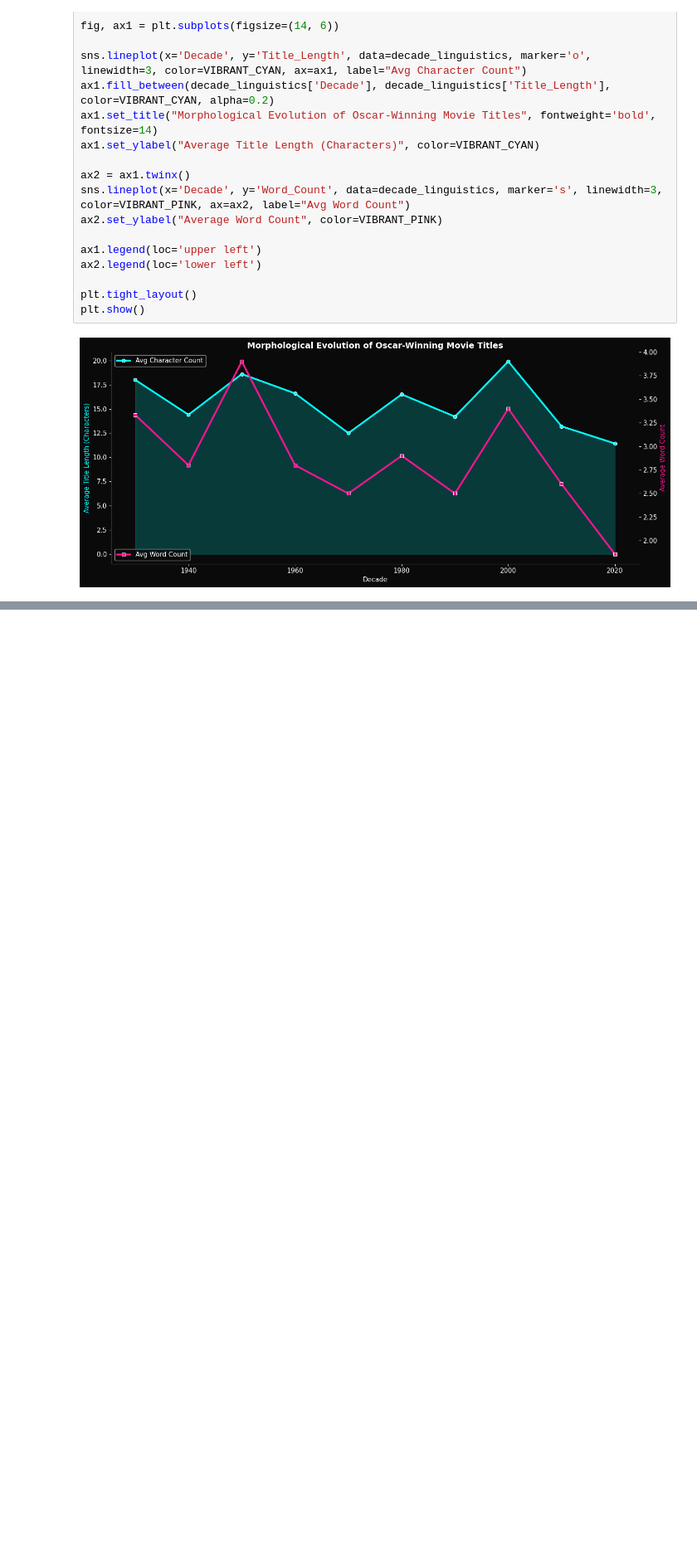
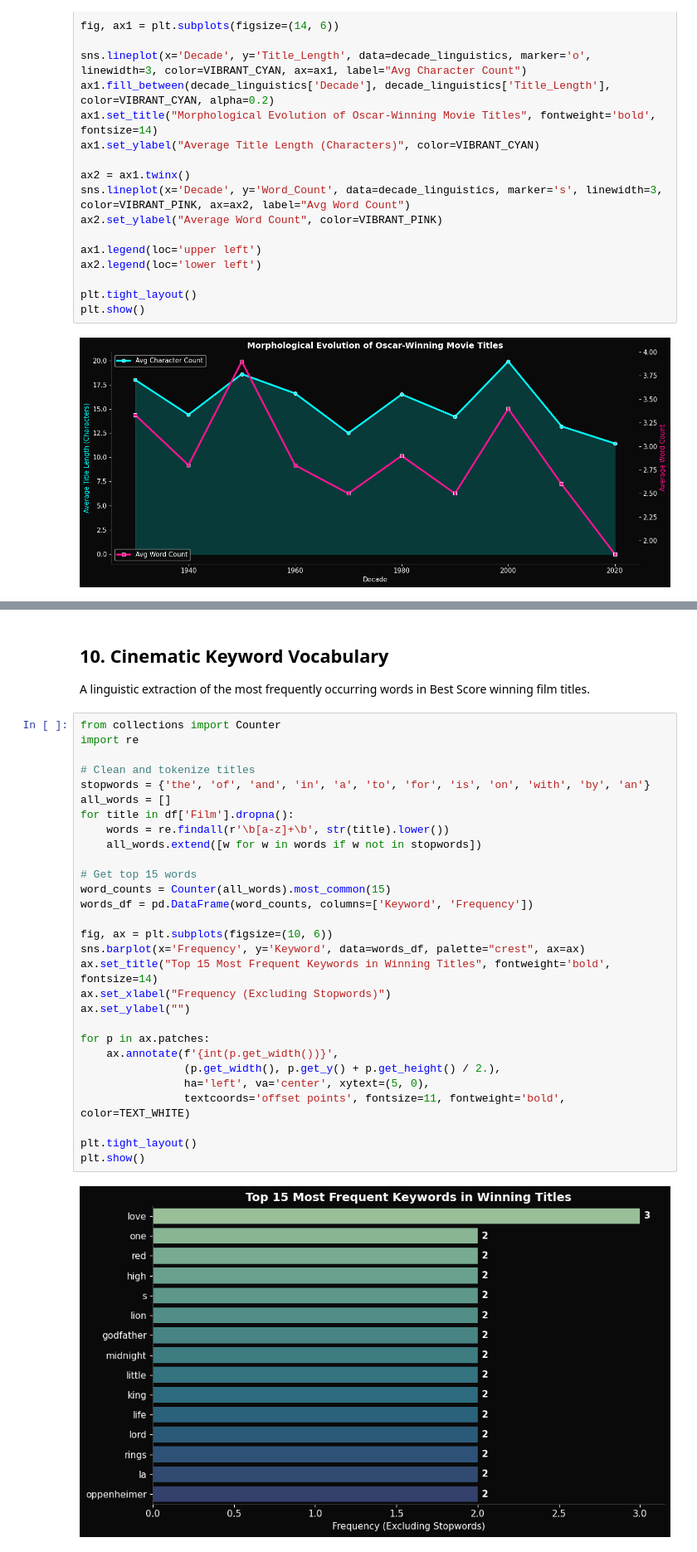
Before and after one commit to SmtTheSE/Kaggle_Analysis_SittMinThar, a Jupyter notebook: oscar_sount_track1934_2026/oscar_soundtrack_strategic_eda.ipynb, the cells around one changed output, grey strips where cells are left out. Shown at 83% size. Saved outputs shown, nothing was run; the diff lists cells and outputs as text; blank space fills up the shorter version.

```diff
--- a/oscar_sount_track1934_2026/oscar_soundtrack_strategic_eda.ipynb
+++ b/oscar_sount_track1934_2026/oscar_soundtrack_strategic_eda.ipynb
@@ -225 +289,35 @@ plt.show()
+# %% [markdown]
+## 10. Cinematic Keyword Vocabulary
+A linguistic extraction of the most frequently occurring words in Best Score winning film titles.
+# %%
+from collections import Counter
+import re
+
+# Clean and tokenize titles
+stopwords = {'the', 'of', 'and', 'in', 'a', 'to', 'for', 'is', 'on', 'with', 'by', 'an'}
+all_words = []
+for title in df['Film'].dropna():
+    words = re.findall(r'\b[a-z]+\b', str(title).lower())
+    all_words.extend([w for w in words if w not in stopwords])
+
+# Get top 15 words
+word_counts = Counter(all_words).most_common(15)
+words_df = pd.DataFrame(word_counts, columns=['Keyword', 'Frequency'])
+
+fig, ax = plt.subplots(figsize=(10, 6))
+sns.barplot(x='Frequency', y='Keyword', data=words_df, palette="crest", ax=ax)
+ax.set_title("Top 15 Most Frequent Keywords in Winning Titles", fontweight='bold', fontsize=14)
+ax.set_xlabel("Frequency (Excluding Stopwords)")
+ax.set_ylabel("")
+
+for p in ax.patches:
+    ax.annotate(f'{int(p.get_width())}',
+                (p.get_width(), p.get_y() + p.get_height() / 2.),
+                ha='left', va='center', xytext=(5, 0),
+                textcoords='offset points', fontsize=11, fontweight='bold', color=TEXT_WHITE)
+
+plt.tight_layout()
+plt.show()
+# %% [output]
+[figure, added]
 # %% [markdown]
```
Also changed, not shown: parts of 7 cells of this notebook, 1 other file.
